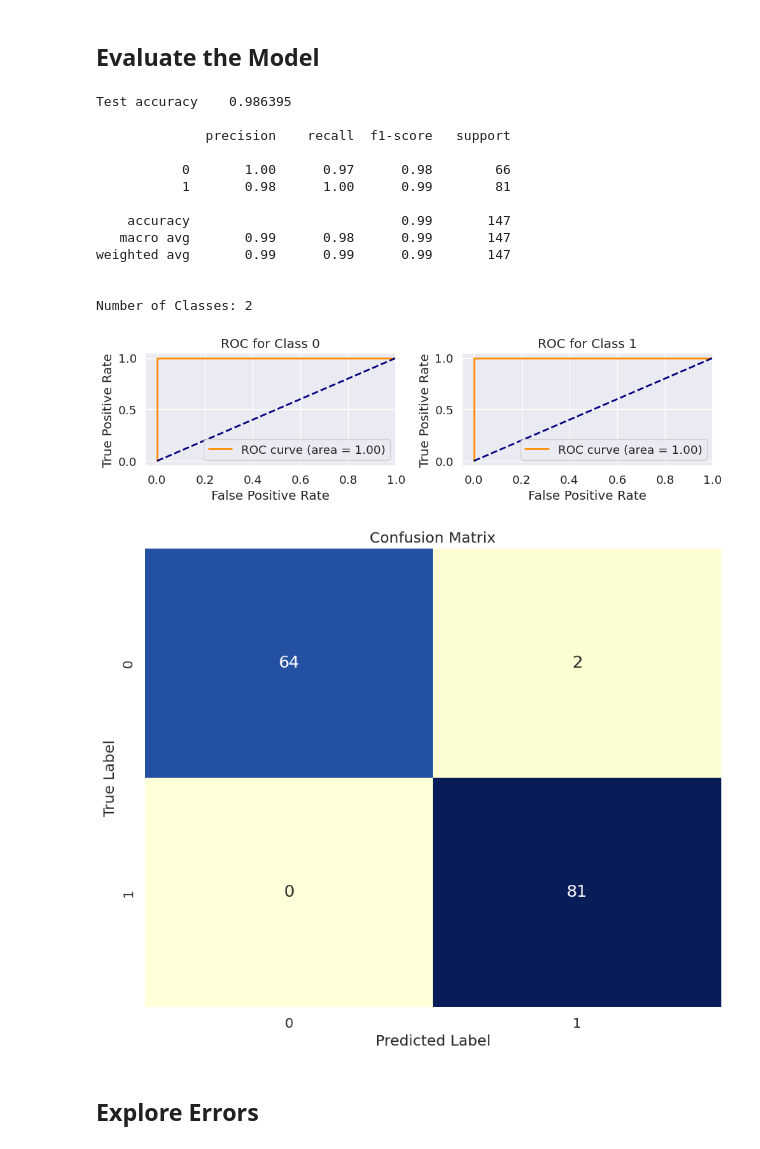
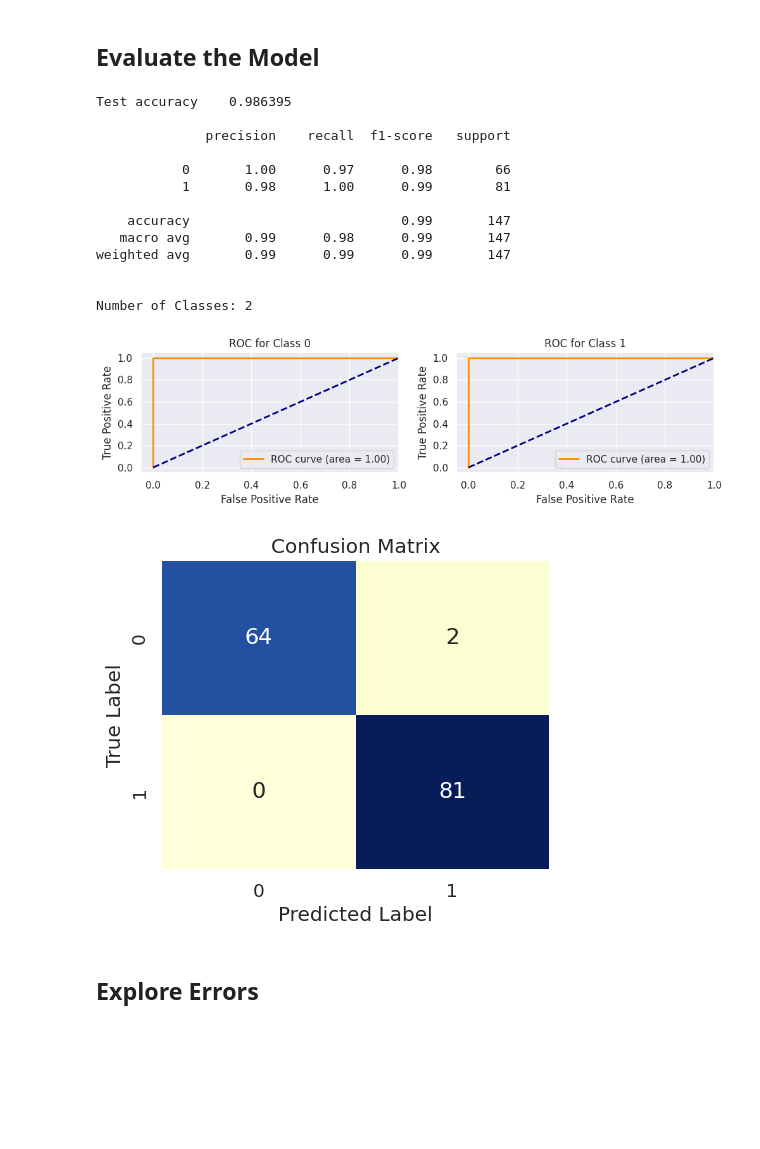
Before and after one commit to TOM-BOHN/MsDS-supervised-nlp-auto-classification-for-sfdc-documentation, a Jupyter notebook: auto_classifying_salesforce_cloud_documentation.ipynb, the cells around one changed output. Saved outputs shown, nothing was run; the diff lists cells and outputs as text; code cells hidden in the pictures; blank space fills up the shorter version.

Commit message:
Extensive buildout of the results and conclusions. Full re-run of the notebook. Updated to suppress some of the longer outputs.

```diff
--- a/auto_classifying_salesforce_cloud_documentation.ipynb
+++ b/auto_classifying_salesforce_cloud_documentation.ipynb
@@ -121,3 +121,10 @@ start = time.time()
 
 # Class representing the OS process and having memory_info() method to compute process memory usage
 process = psutil.Process(os.getpid())
+# %%
+# Global Debug flag used to turn on and off more chatty blocks of code
+gDEBUG = False
+if gDEBUG: print('Debug is set to:', gDEBUG)
+# Global Level of Detail of table stats and details
+gLOD = 2
+print('Level of Detail for functions is set to:', gLOD)
@@ -685,7 +750,7 @@ def training_test_split(data, test_size = 0.2):
 
   # Create a histogram for the count of records in each label
   label_counts = data['label'].value_counts()
-  plt.figure(figsize=(5, 3))
+  plt.figure(figsize=(5, 5))
   plt.bar(label_counts.index.astype(str), label_counts.values)
   plt.xlabel('Label')
   plt.ylabel('Number of Records')
@@ -701,6 +766,7 @@ def training_test_split(data, test_size = 0.2):
   labels = ['Training Set', 'Validation Set', 'Test Set']
 
   # Create the pie chart with a hole for the donut effect
+  plt.figure(figsize=(5, 5))
   plt.pie(values, labels=labels, autopct='%1.1f%%', startangle=90, wedgeprops=dict(width=0.4), pctdistance=0.85)
 
   # Add a circle at the center to create the donut hole
@@ -1272,7 +1346,7 @@ def tfid_svm_hyper_param_tune(X_train_tfidf, y_train, X_val_tfidf, y_val):
       'C': [0.1, 1, 10, 100],
       'probability' : [True]
   }
-
+  results = []  # To store results for DataFrame
   best_model_svm, best_params_svm, best_score_svm, count = svm_classifier, ParameterGrid(params_svm)[0], 0, 0
   for g in ParameterGrid(params_svm):
       time_start = time.time()
@@ -1283,25 +1357,38 @@ def tfid_svm_hyper_param_tune(X_train_tfidf, y_train, X_val_tfidf, y_val):
       y_train_pred, y_val_pred = svm_classifier.predict(X_train_tfidf), svm_classifier.predict(X_val_tfidf)
       score_train, score_val = accuracy_score(y_train, y_train_pred), accuracy_score(y_val, y_val_pred)
       time_stop = time.time()
+      runtime = int(time_stop - time_start)  # Runtime in seconds
       m, s = int(time_stop - time_start) // 60, int(time_stop - time_start) % 60
       print(f"Training accuracy: {score_train}, Validation accuracy: {score_val}, Runtime: {m}m{s}s")
       print(" ")
       if score_val > best_score_svm:
           best_params_svm, best_score_svm = g, score_val
+      # Append the results for each parameter configuration
+      results.append({
+          'Params': g,
+          'Training Accuracy': score_train,
+          'Validation Accuracy': score_val,
+          'Runtime (s)': runtime
+      })
 
   best_model_tfidf, best_params_tfidf, best_score_tfidf = svm.SVC(), best_params_svm, best_score_svm
   best_model_tfidf.set_params(**best_params_tfidf)
+  print("---------------------------")
   print(f"Best model: {best_model_tfidf}")
   print(" ")
   print(f"Best parameters: {best_params_tfidf}")
   print(f"Best validation accuracy: {best_score_tfidf}")
 
-  return best_model_tfidf, best_params_tfidf, best_score_tfidf
+  # Convert the results into a DataFrame
+  grid_results_df = pd.DataFrame(results)
+
+  return best_model_tfidf, best_params_tfidf, best_score_tfidf, grid_results_df
 # %% [markdown]
 ## Execute Hyperparameter Tuning
 # %%
 # Best model
-best_model_tfidf, best_params_tfidf, best_score_tfidf = tfid_svm_hyper_param_tune(X_train_tfidf, y_train, X_val_tfidf, y_val)
+best_model_tfidf, best_params_tfidf, best_score_tfidf, grid_results_df= tfid_svm_hyper_param_tune(X_train_tfidf, y_train, X_val_tfidf, y_val)
+display(grid_results_df.sort_values(by = 'Validation Accuracy', ascending = False))
 # %% [output]
 Gridpoint #1: {'C': 0.1, 'kernel': 'linear', 'probability': True}
 Training accuracy: 0.9948979591836735, Validation accuracy: 0.9931972789115646, Runtime: 0m3s
@@ -1489,25 +1573,25 @@ Label Dict: {0: 'sales_core_leaf', 1: 'service_cloud_leaf'}
 # %%
 # Generate score analysis report
 generate_score_analysis(best_model, X_test_vec, y_test, y_test_pred)
 
 #Display Confusion Matrix
-conf_mat(y_test, y_test_pred, figsize=(10, 8), font_scale=1.2, annot_kws_size=16)
+conf_mat(y_test, y_test_pred, figsize=(5, 4), font_scale=1.2, annot_kws_size=16)
 # %% [output]
 Test accuracy    0.986395
 
               precision    recall  f1-score   support
 
            0       1.00      0.97      0.98        66
            1       0.98      1.00      0.99        81
 
     accuracy                           0.99       147
    macro avg       0.99      0.98      0.99       147
 weighted avg       0.99      0.99      0.99       147
 
 
 Number of Classes: 2
-[figure, old version]
+[figure, new version]
-[figure, old version]
+[figure, new version]
 # %% [markdown]
 ## Explore Errors
 # %%
```
Also changed, not shown: parts of 51 cells of this notebook.
